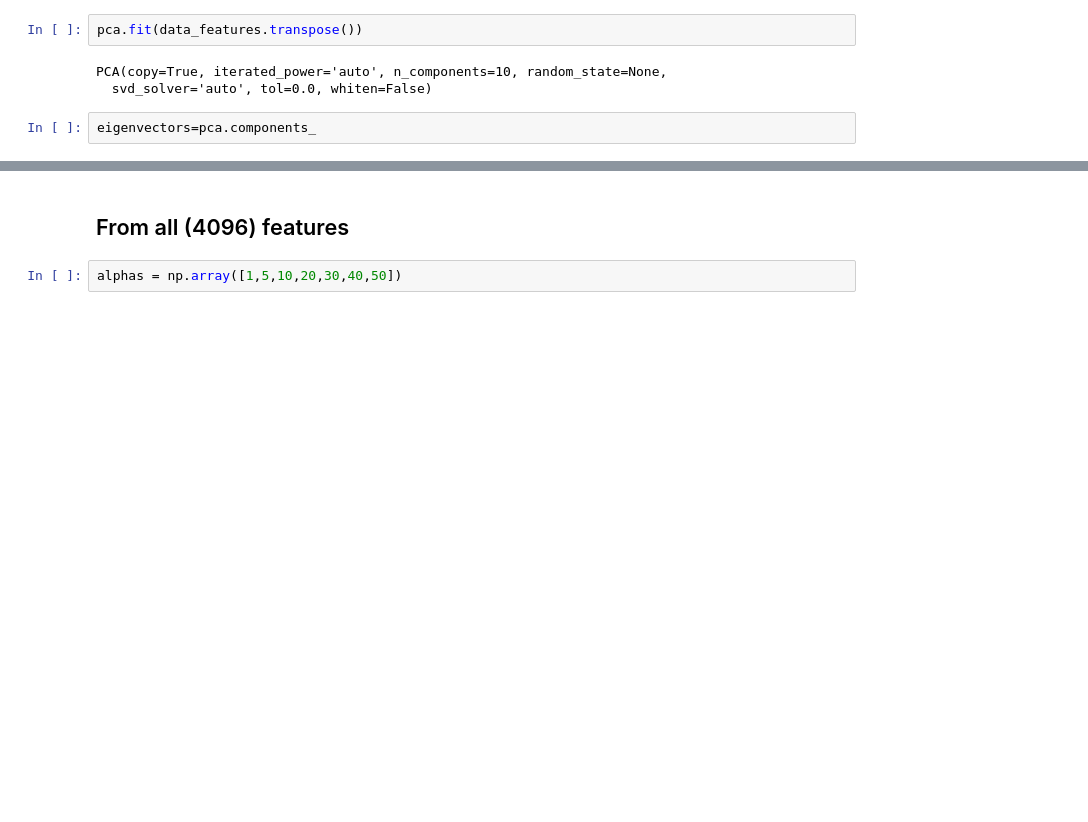
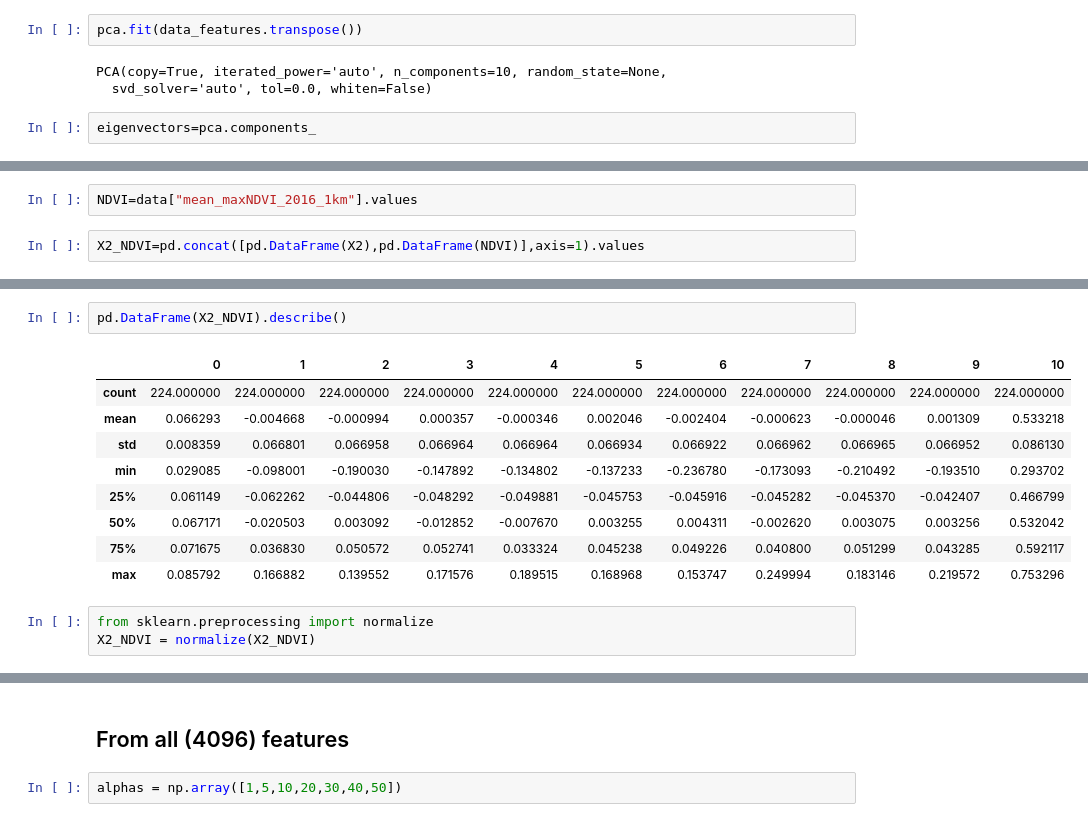
Before and after one commit to WFP-VAM/HRM, a Jupyter notebook: Notebooks/4. Predicting HH indicators with CNN features.ipynb, the cells around one changed output, grey strips where cells are left out. Drawn from its saved outputs; the diff is of its cells as text; blank space fills up the shorter version.

```diff
--- a/Notebooks/4. Predicting HH indicators with CNN features.ipynb
+++ b/Notebooks/4. Predicting HH indicators with CNN features.ipynb
@@ -129,0 +172,4 @@ X2.shape
+# %%
+NDVI=data["mean_maxNDVI_2016_1km"].values
+# %%
+X2_NDVI=pd.concat([pd.DataFrame(X2),pd.DataFrame(NDVI)],axis=1).values
@@ -137,3 +199,18 @@ for i in range(2):
+# %%
+pd.DataFrame(X2_NDVI).describe()
+# %% [output]
+|  | 0 | 1 | 2 | 3 | 4 | 5 | 6 | 7 | 8 | 9 | 10 |
+| count | 224.000000 | 224.000000 | 224.000000 | 224.000000 | 224.000000 | 224.000000 | 224.000000 | 224.000000 | 224.000000 | 224.000000 | 224.000000 |
+| mean | 0.066293 | -0.004668 | -0.000994 | 0.000357 | -0.000346 | 0.002046 | -0.002404 | -0.000623 | -0.000046 | 0.001309 | 0.533218 |
+| std | 0.008359 | 0.066801 | 0.066958 | 0.066964 | 0.066964 | 0.066934 | 0.066922 | 0.066962 | 0.066965 | 0.066952 | 0.086130 |
+| min | 0.029085 | -0.098001 | -0.190030 | -0.147892 | -0.134802 | -0.137233 | -0.236780 | -0.173093 | -0.210492 | -0.193510 | 0.293702 |
+| 25% | 0.061149 | -0.062262 | -0.044806 | -0.048292 | -0.049881 | -0.045753 | -0.045916 | -0.045282 | -0.045370 | -0.042407 | 0.466799 |
+| 50% | 0.067171 | -0.020503 | 0.003092 | -0.012852 | -0.007670 | 0.003255 | 0.004311 | -0.002620 | 0.003075 | 0.003256 | 0.532042 |
+| 75% | 0.071675 | 0.036830 | 0.050572 | 0.052741 | 0.033324 | 0.045238 | 0.049226 | 0.040800 | 0.051299 | 0.043285 | 0.592117 |
+| max | 0.085792 | 0.166882 | 0.139552 | 0.171576 | 0.189515 | 0.168968 | 0.153747 | 0.249994 | 0.183146 | 0.219572 | 0.753296 |
+# %%
+from sklearn.preprocessing import normalize
+X2_NDVI = normalize(X2_NDVI)
 # %%
 # Outer Loop with r2 (Pearson)
 r2 = cross_val_score(clf, X2, y, cv=outer_cv ,scoring=r2_pearson)
```
Also changed, not shown: parts of 43 cells of this notebook, 1 other file.
